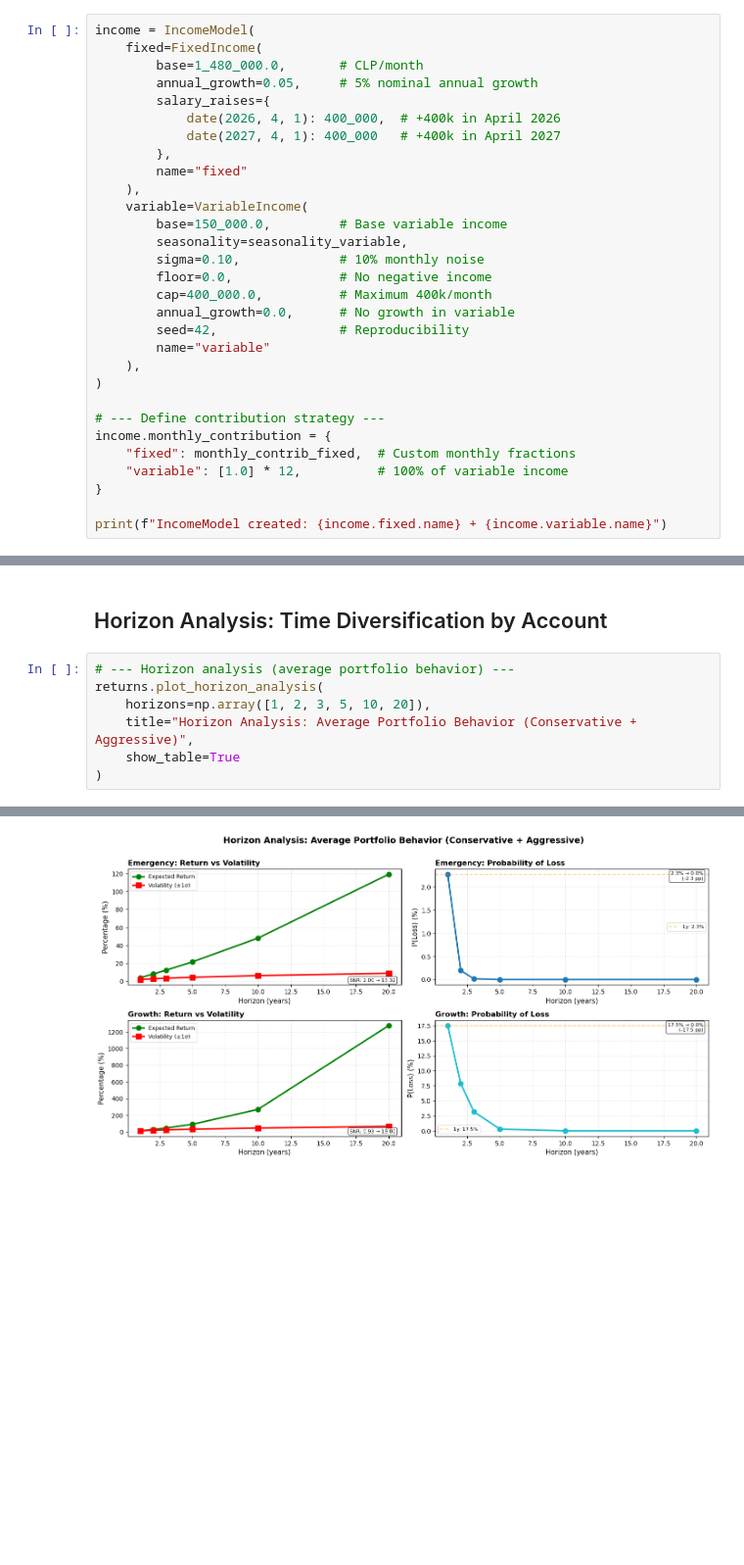
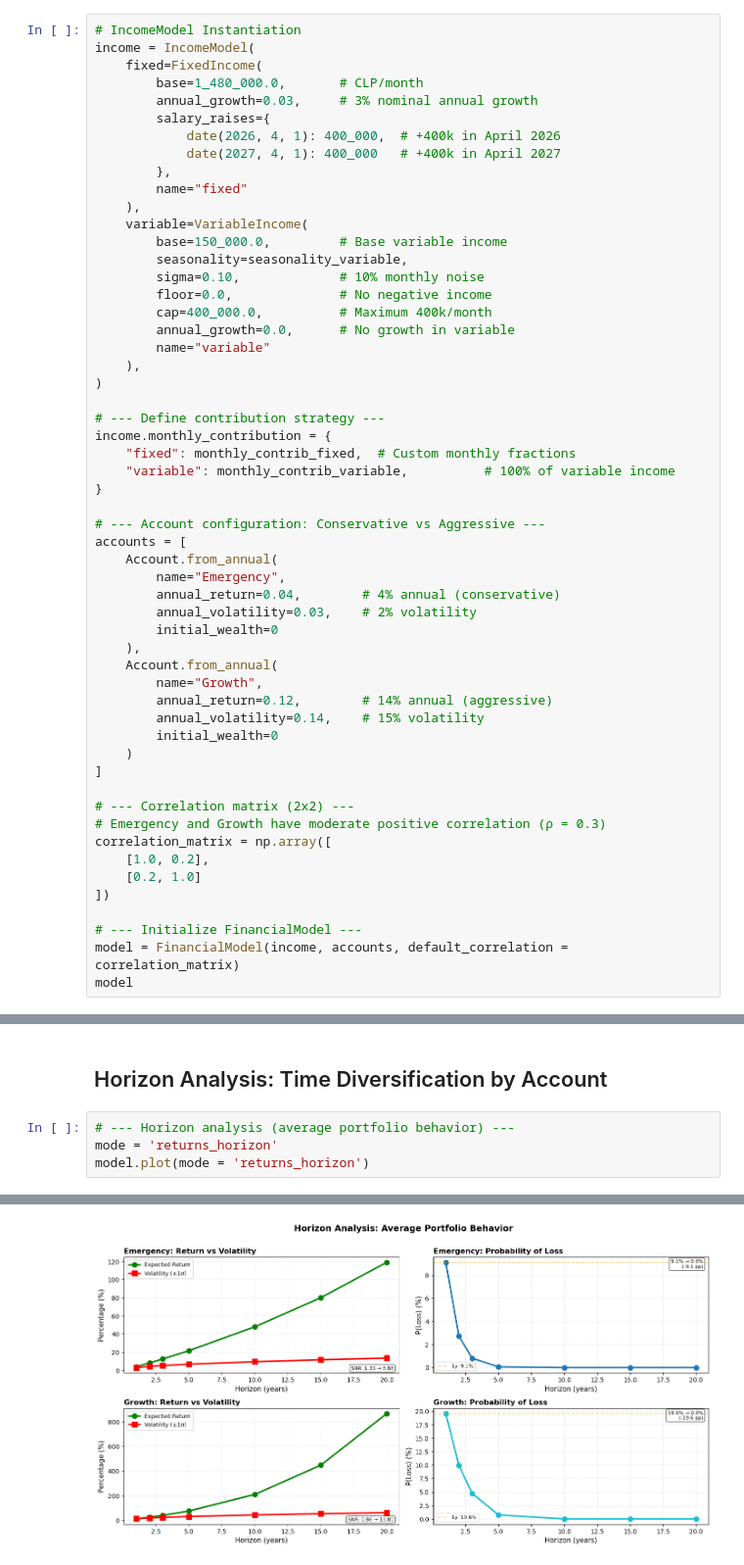
Before and after one commit to mfourier/fin-opt, a Jupyter notebook: notebooks/fin-opt_workflow.ipynb, the cells around one changed output, grey strips where cells are left out. Shown at 98% size. Cells and saved outputs as stored; diff of their text form; blank space fills up the shorter version.

```diff
--- a/notebooks/fin-opt_workflow.ipynb
+++ b/notebooks/fin-opt_workflow.ipynb
@@ -95,8 +45,9 @@ Configuration validated ✓
 # %%
+# IncomeModel Instantiation
 income = IncomeModel(
     fixed=FixedIncome(
         base=1_480_000.0,       # CLP/month
-        annual_growth=0.05,     # 5% nominal annual growth
+        annual_growth=0.03,     # 3% nominal annual growth
         salary_raises={
             date(2026, 4, 1): 400_000,  # +400k in April 2026
             date(2027, 4, 1): 400_000   # +400k in April 2027
@@ -110,7 +61,6 @@ income = IncomeModel(
         floor=0.0,              # No negative income
         cap=400_000.0,          # Maximum 400k/month
         annual_growth=0.0,      # No growth in variable
-        seed=42,                # Reproducibility
         name="variable"
     ),
 )
@@ -118,8 +68,33 @@ income = IncomeModel(
 # --- Define contribution strategy ---
 income.monthly_contribution = {
     "fixed": monthly_contrib_fixed,  # Custom monthly fractions
-    "variable": [1.0] * 12,          # 100% of variable income
+    "variable": monthly_contrib_variable,          # 100% of variable income
 }
 
-print(f"IncomeModel created: {income.fixed.name} + {income.variable.name}")
+# --- Account configuration: Conservative vs Aggressive ---
+accounts = [
+    Account.from_annual(
+        name="Emergency",
+        annual_return=0.04,        # 4% annual (conservative)
+        annual_volatility=0.03,    # 2% volatility
+        initial_wealth=0
+    ),
+    Account.from_annual(
+        name="Growth",
+        annual_return=0.12,        # 14% annual (aggressive)
+        annual_volatility=0.14,    # 15% volatility
+        initial_wealth=0
+    )
+]
+
+# --- Correlation matrix (2x2) ---
+# Emergency and Growth have moderate positive correlation (ρ = 0.3)
+correlation_matrix = np.array([
+    [1.0, 0.2],
+    [0.2, 1.0]
+])
+
+# --- Initialize FinancialModel ---
+model = FinancialModel(income, accounts, default_correlation = correlation_matrix)
+model
 # %% [output]
@@ -359,11 +217,8 @@ returns.plot_cumulative(
 ## Horizon Analysis: Time Diversification by Account
 # %%
 # --- Horizon analysis (average portfolio behavior) ---
-returns.plot_horizon_analysis(
-    horizons=np.array([1, 2, 3, 5, 10, 20]),
-    title="Horizon Analysis: Average Portfolio Behavior (Conservative + Aggressive)",
-    show_table=True
-)
+mode = 'returns_horizon'
+model.plot(mode = 'returns_horizon')
 # %% [output]
 =====================================================================================
 HORIZON ANALYSIS - Emergency
@@ -384,2 +239,2 @@ HORIZON ANALYSIS - Emergency
 =====================================================================================
-[figure, old version]
+[figure, new version]
```
Also changed, not shown: parts of 34 cells of this notebook, 3 other files.
